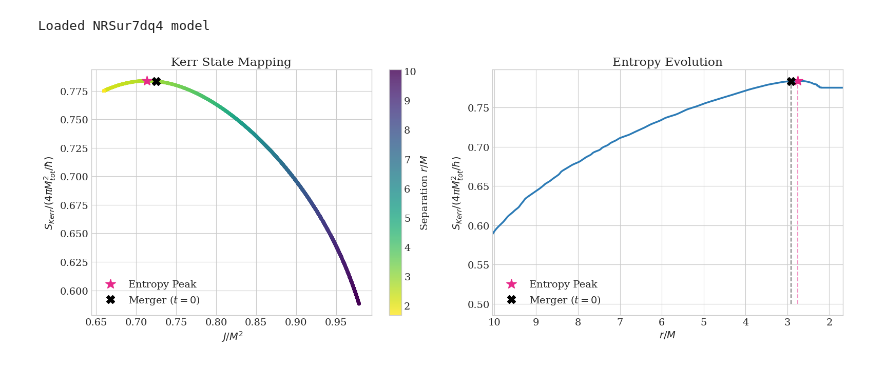
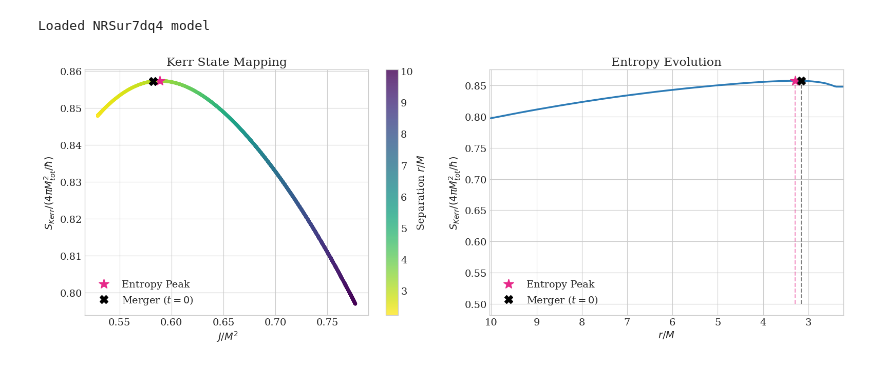
Before and after one commit to giacomobrugali/Entropy-conjecture, a Jupyter notebook: Entropy-conjecture/NRSur7dq4_Analysis/NRSur7dq4_evolution.ipynb, the cells around one changed output. Saved outputs shown, nothing was run; the diff lists cells and outputs as text; code cells hidden in the pictures.

```diff
--- a/Entropy-conjecture/NRSur7dq4_Analysis/NRSur7dq4_evolution.ipynb
+++ b/Entropy-conjecture/NRSur7dq4_Analysis/NRSur7dq4_evolution.ipynb
@@ -66,8 +66,8 @@ def simulate_conjecture(q_input, chi1_vec, chi2_vec):
     J_rad = cumulative_trapezoid(J_dot, t, initial=0)
 
 
-    m1 = 1.0 / (1.0 + q)
-    m2 = q / (1.0 + q)
+    m2 = 1.0 / (1.0 + q)
+    m1 = q / (1.0 + q)
     eta = m1 * m2
 
     v0 = omega_orb[0]**(1.0/3.0)
@@ -155,7 +155,7 @@ def plot_surrogate_conjecture_final(res):
     plt.tight_layout()
     plt.show()
 # %%
-res = simulate_conjecture(q_input=1.3, chi1_vec=[0.2, 0.2, 0.3], chi2_vec=[0.5, 0.1, 0.3])
+res = simulate_conjecture(q_input=2, chi1_vec=[0.0, 0.0, 0.1], chi2_vec=[0.0, 0.0, 0.1])
 plot_surrogate_conjecture_final(res)
 # %% [output]
-[figure, old version]
+[figure, new version]
```
Also changed, not shown: 1 other file.
